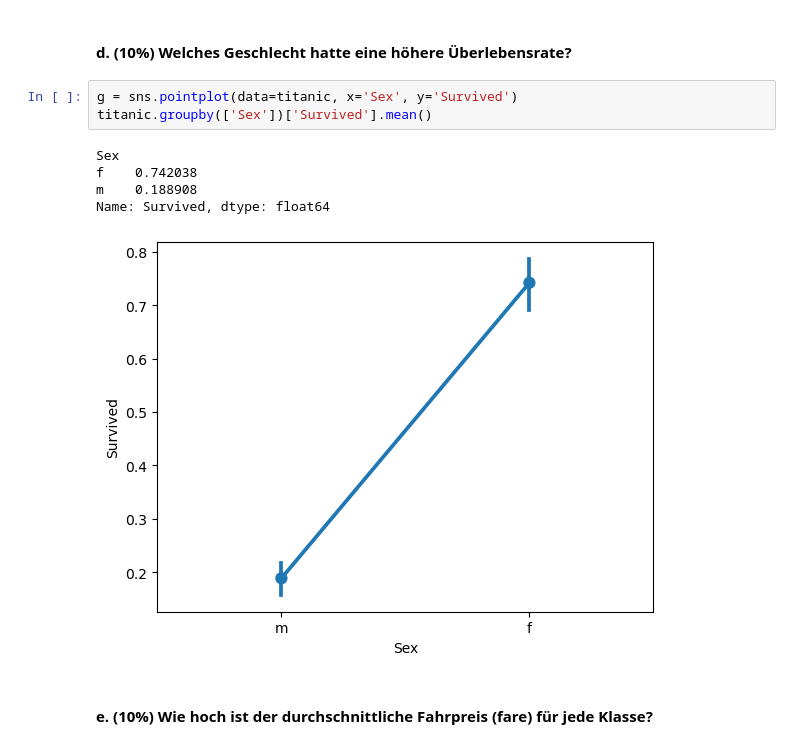
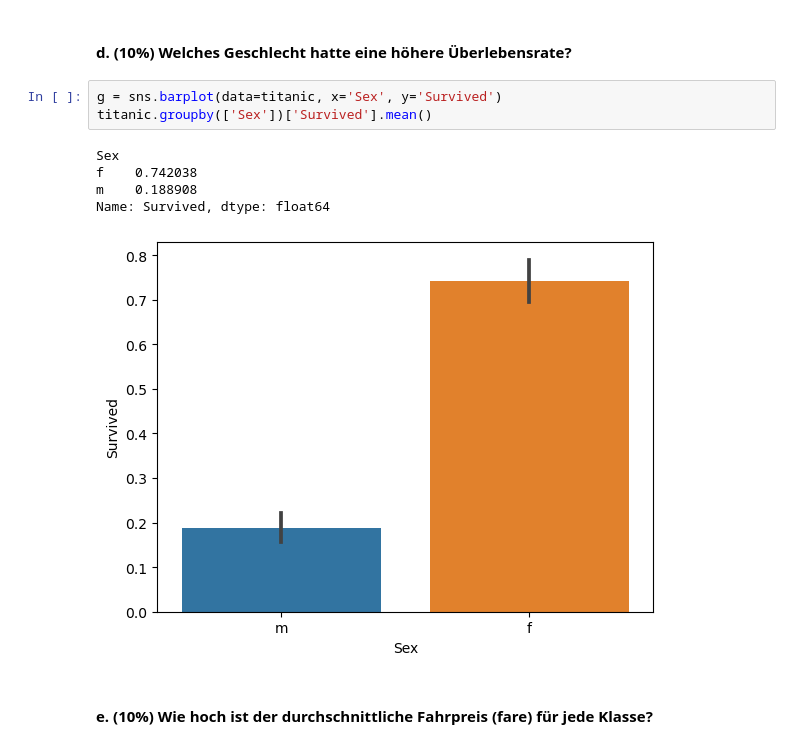
Before and after one commit to olehae/DS1, a Jupyter notebook: Hausaufgabe04.ipynb, the cells around one changed output. Saved outputs shown, nothing was run; the diff lists cells and outputs as text.

```diff
--- a/Hausaufgabe04.ipynb
+++ b/Hausaufgabe04.ipynb
@@ -218,14 +218,14 @@ plt.legend()
 # %% [markdown]
 #### d. (10%) Welches Geschlecht hatte eine höhere Überlebensrate?
 # %%
-g = sns.pointplot(data=titanic, x='Sex', y='Survived')
+g = sns.barplot(data=titanic, x='Sex', y='Survived')
 titanic.groupby(['Sex'])['Survived'].mean()
 # %% [output]
 Sex
 f    0.742038
 m    0.188908
 Name: Survived, dtype: float64
-[figure, old version]
+[figure, new version]
 # %% [markdown]
 #### e. (10%) Wie hoch ist der durchschnittliche Fahrpreis (fare) für jede Klasse?
 # %%
```
Also changed, not shown: parts of 2 cells of this notebook.
